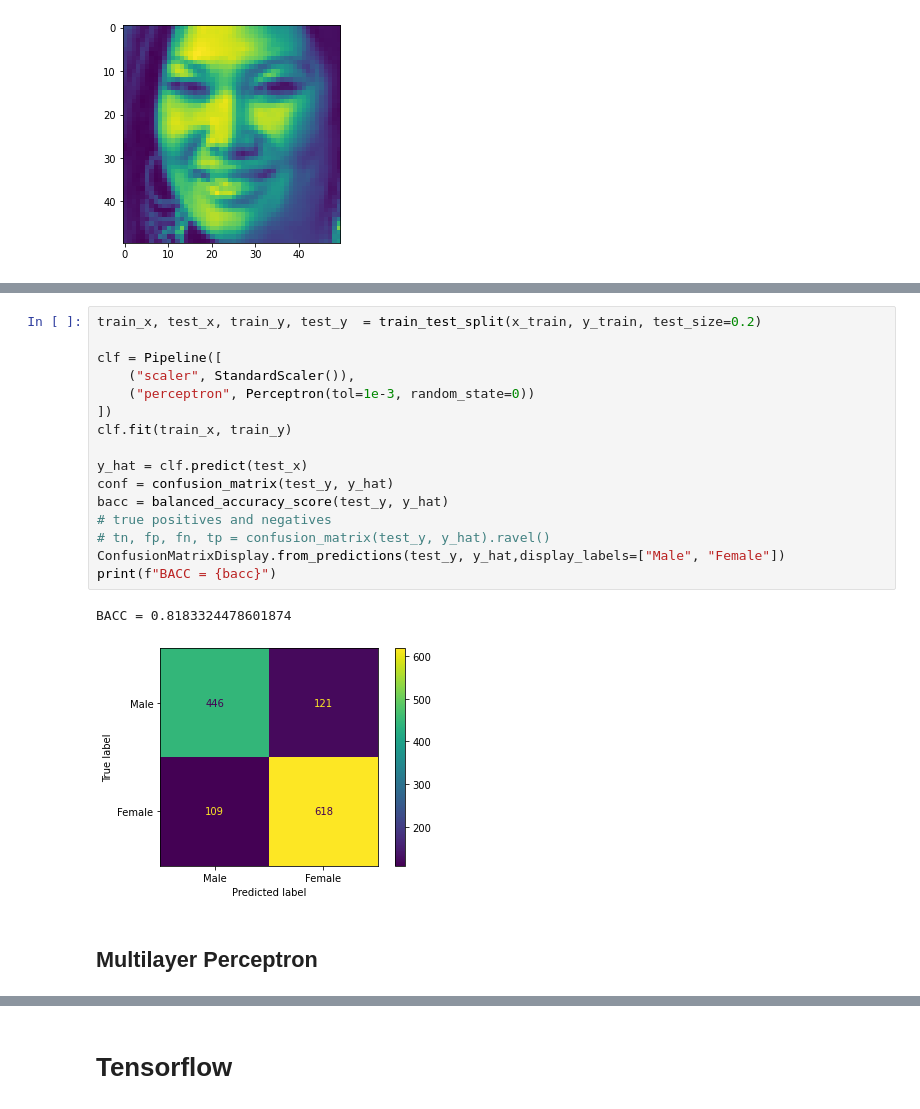
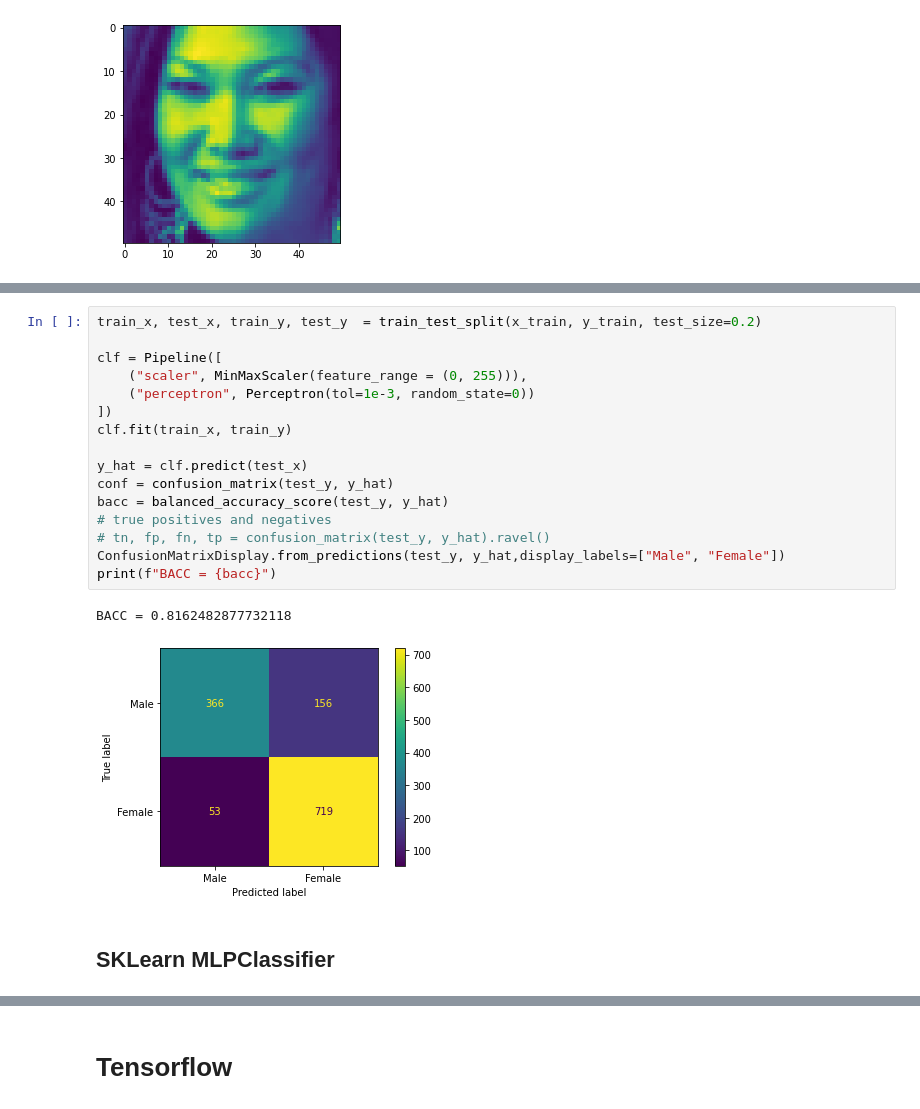
Before and after one commit to dysby/aaut, a Jupyter notebook: classification_prob1.ipynb, the cells around one changed output, grey strips where cells are left out. Saved outputs shown, nothing was run; the diff lists cells and outputs as text.

```diff
--- a/classification_prob1.ipynb
+++ b/classification_prob1.ipynb
@@ -27,24 +35,24 @@ from sklearn.metrics import confusion_matrix, balanced_accuracy_score, Confusion
 # %%
 train_x, test_x, train_y, test_y  = train_test_split(x_train, y_train, test_size=0.2)
 
 clf = Pipeline([
-    ("scaler", StandardScaler()),
+    ("scaler", MinMaxScaler(feature_range = (0, 255))),
     ("perceptron", Perceptron(tol=1e-3, random_state=0))
 ])
 clf.fit(train_x, train_y)
 
 y_hat = clf.predict(test_x)
 conf = confusion_matrix(test_y, y_hat)
 bacc = balanced_accuracy_score(test_y, y_hat)
 # true positives and negatives
 # tn, fp, fn, tp = confusion_matrix(test_y, y_hat).ravel()
 ConfusionMatrixDisplay.from_predictions(test_y, y_hat,display_labels=["Male", "Female"])
 print(f"BACC = {bacc}")
 # %% [output]
-BACC = 0.8183324478601874
+BACC = 0.8162482877732118
-[figure, old version]
+[figure, new version]
-# %% [markdown]
-## Multilayer Perceptron
+# %% [markdown]
+## SKLearn MLPClassifier
 # %%
 # lbfgs - Adam for large DataSets For small datasets, however, ‘lbfgs’ can converge faster and perform better.
 mlp = Pipeline([
```
Also changed, not shown: parts of 17 cells of this notebook.
